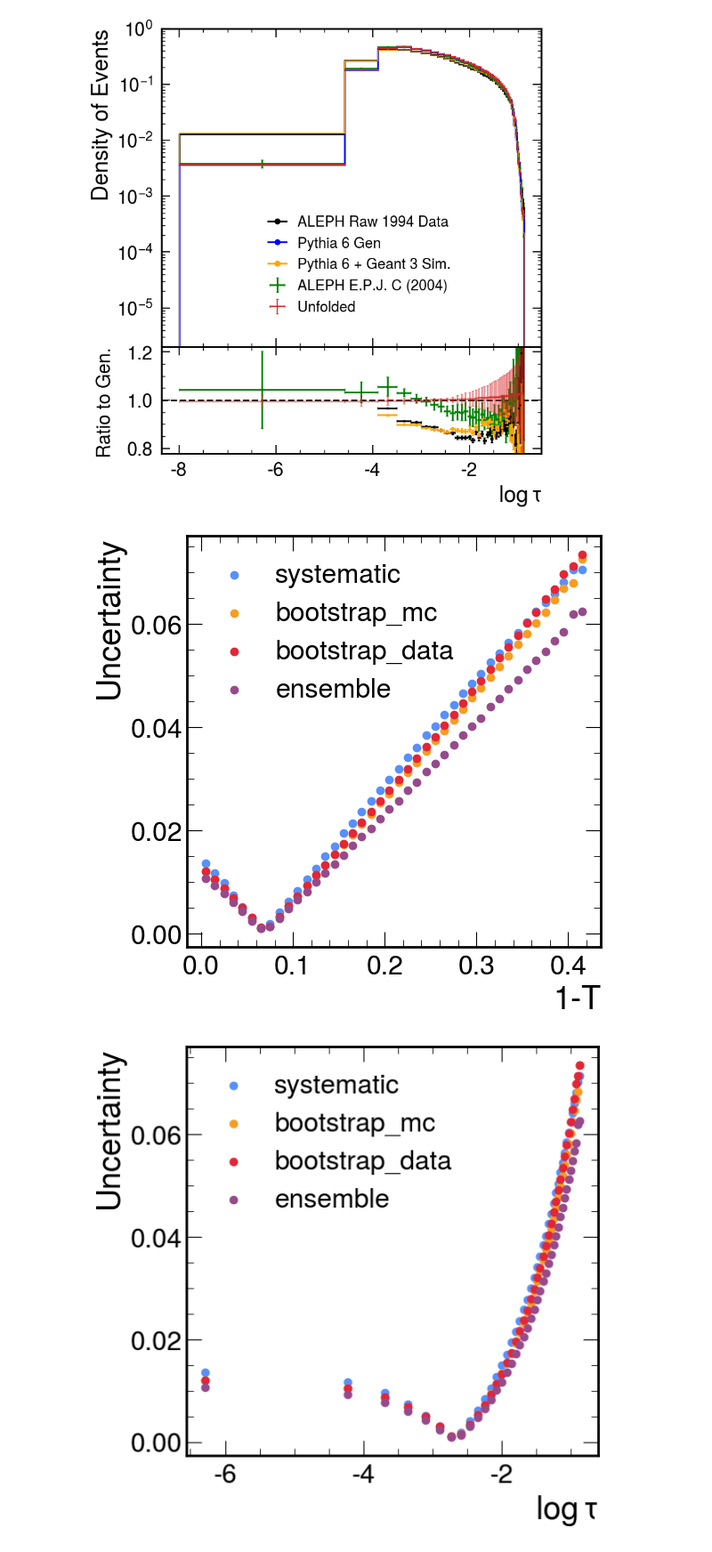
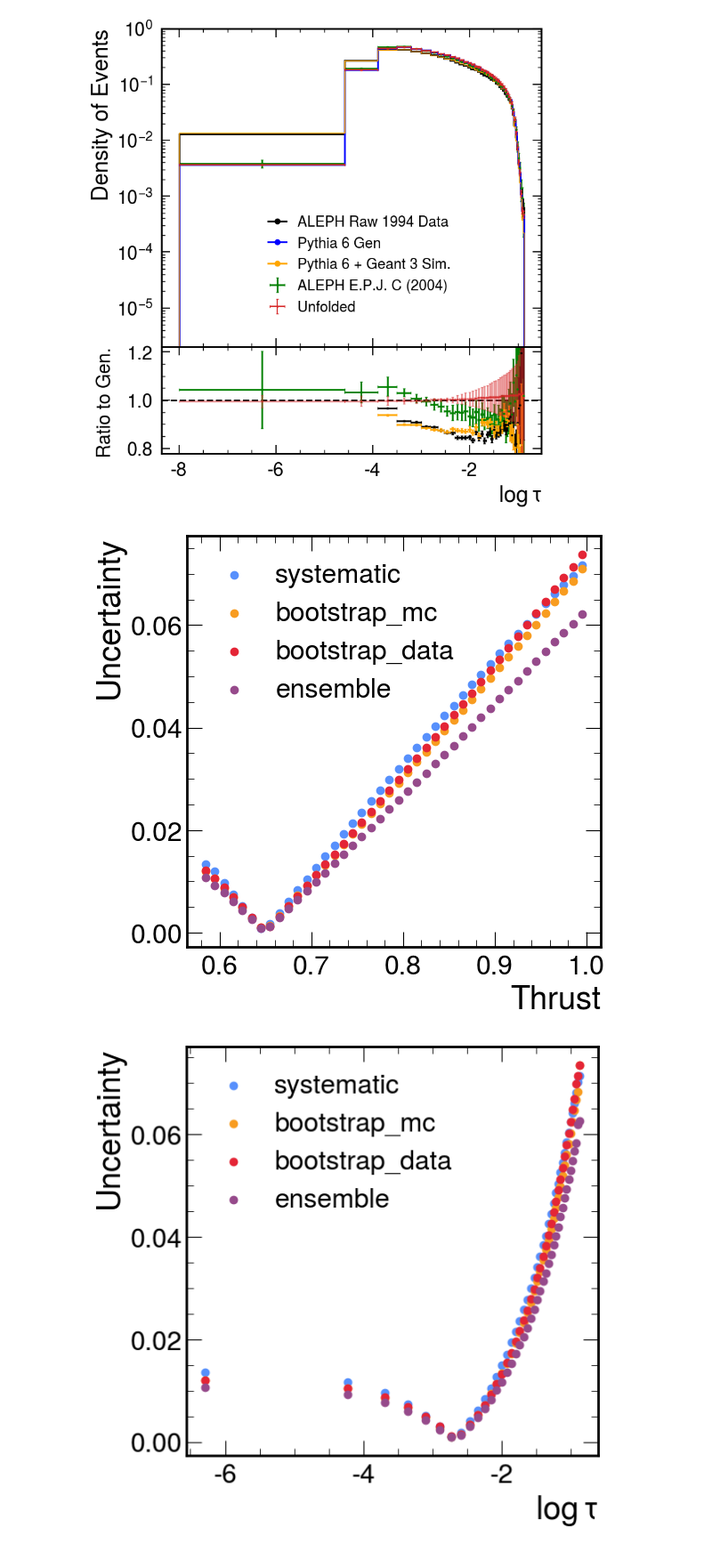
Before and after one commit to badeaa3/unfold-ee-logtau, a Jupyter notebook: Result.ipynb, the cells around one changed output. Shown at 89% size. Saved outputs shown, nothing was run; the diff lists cells and outputs as text; code cells hidden in the pictures.

```diff
--- a/Result.ipynb
+++ b/Result.ipynb
@@ -143,14 +143,16 @@ def histUnfolded(doLog, bins, density):
     # loop over list, histogram, save
     u = {}
     for key, path in paths:
+
+        # get file list
         fileList = glob(path)
+
+        # loop over to get the counts and errors
         u[key] = {"counts":[], "errs":[]}
         for fName in tqdm(fileList):
             with h5py.File(fName, "r") as f:
                 weights = np.array(f['weights'])
-                # unfolded_counts, _ = np.histogram(np.log(1-gen[gpass]), bins=bins, weights = weights[gpass], density=density)
-                # counts, errs, _ = calc_hist(np.log(1-gen[gpass]), bins=bins, weights=weights[gpass], density=density)
-                counts, errs, _ = calc_hist(np.log(1-gen[gpass]) if doLog else (1-gen[gpass]), bins=bins, weights=weights[gpass], density=density)
+                counts, errs, _ = calc_hist(np.log(1-gen[gpass]) if doLog else gen[gpass], bins=bins, weights=weights[gpass], density=density)
                 u[key]["counts"].append(counts)
                 u[key]["errs"].append(errs)
 
@@ -166,8 +168,8 @@ def histUnfolded(doLog, bins, density):
         errs[key] = sd_over_mean
 
     # add in quadrature
-    unfolded_errs = np.sum(np.array(list(errs.values()))**2,0) # LOOK HERE: should this have a sqrt here ... I think no?
-    unfolded_errs += u["bootstrap_data"]["errs"][0]**2
+    unfolded_errs = np.sum(np.array(list(errs.values()))**2,0) # systematics, bootstrap_mc, bootstrap_data, ensemble
+    unfolded_errs += u["bootstrap_data"]["errs"][0]**2 # statistical error
     unfolded_errs = np.sqrt(unfolded_errs)
 
     # scale by central value
@@ -179,7 +181,7 @@ def histUnfolded(doLog, bins, density):
 density = True
 
 # 1-thrust
-lin_u, lin_errs, lin_unfolded_counts, lin_unfolded_errs = histUnfolded(doLog=False, bins=aleph_bins, density=density)
+lin_u, lin_errs, lin_unfolded_counts, lin_unfolded_errs = histUnfolded(doLog=False, bins=(1-aleph_bins)[::-1], density=density)
 
 # log(1-thrust)
 log_u, log_errs, log_unfolded_counts, log_unfolded_errs = histUnfolded(doLog=True, bins=aleph_log_bins, density=density)
@@ -439,16 +448,13 @@ plt.savefig("log_tau.pdf", bbox_inches="tight")
 # %%
 plt.figure(figsize=(6,6))
 for key, val in lin_errs.items():
-    plt.scatter(aleph_midbins, val, label=key)
-# plt.xlabel(r'$\log\tau$')
-plt.xlabel("1-T")
+    plt.scatter(1-aleph_midbins, val, label=key)
+plt.xlabel("Thrust")
 plt.ylabel("Uncertainty")
 plt.legend()
-
-# save
 plt.savefig("thrust_uncertainty_breakdown.pdf", bbox_inches="tight")
 # %% [output]
-[figure, old version]
+[figure, new version]
 # %%
 plt.figure(figsize=(6,6))
 for key, val in log_errs.items():
```
Also changed, not shown: parts of 3 cells of this notebook.
